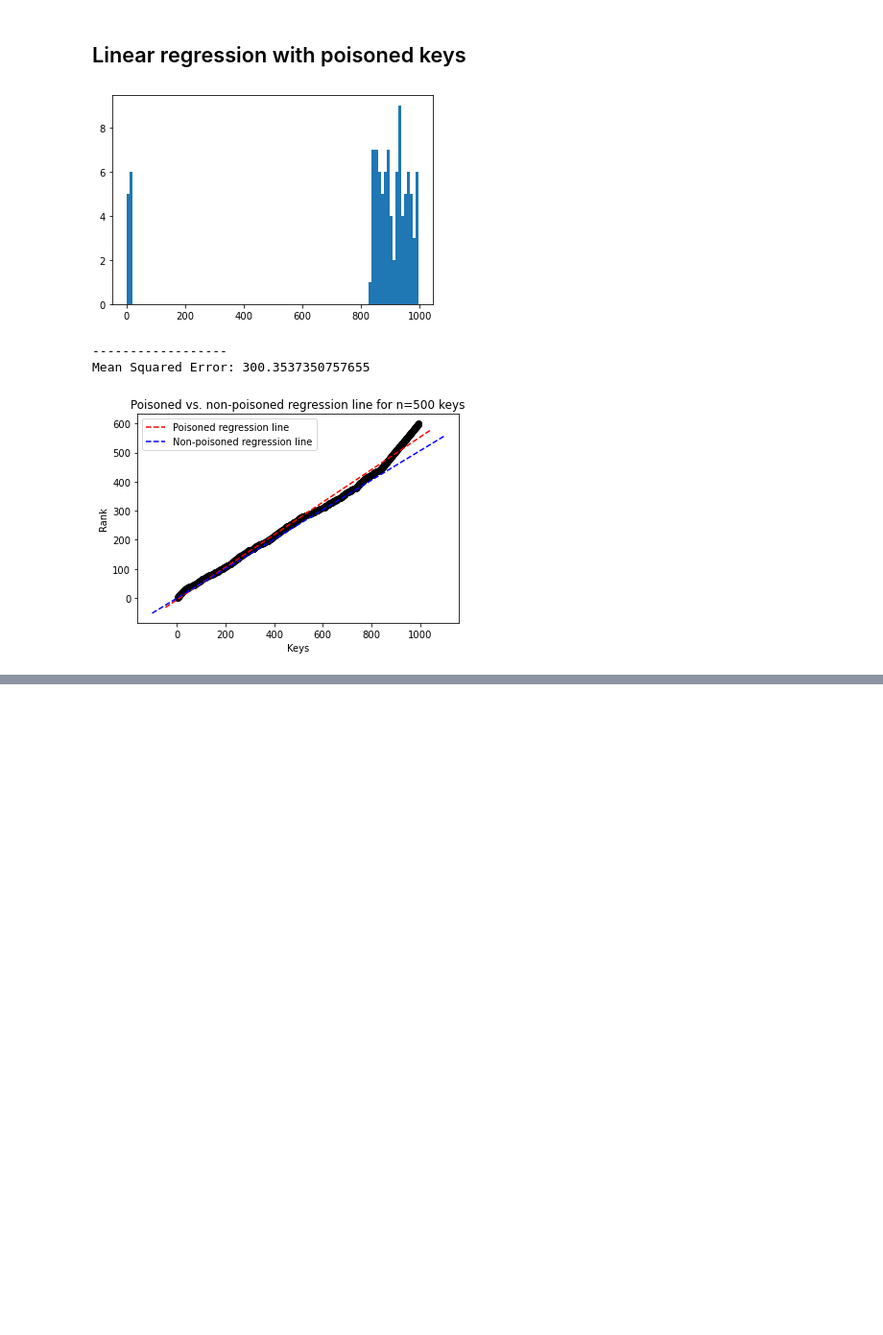
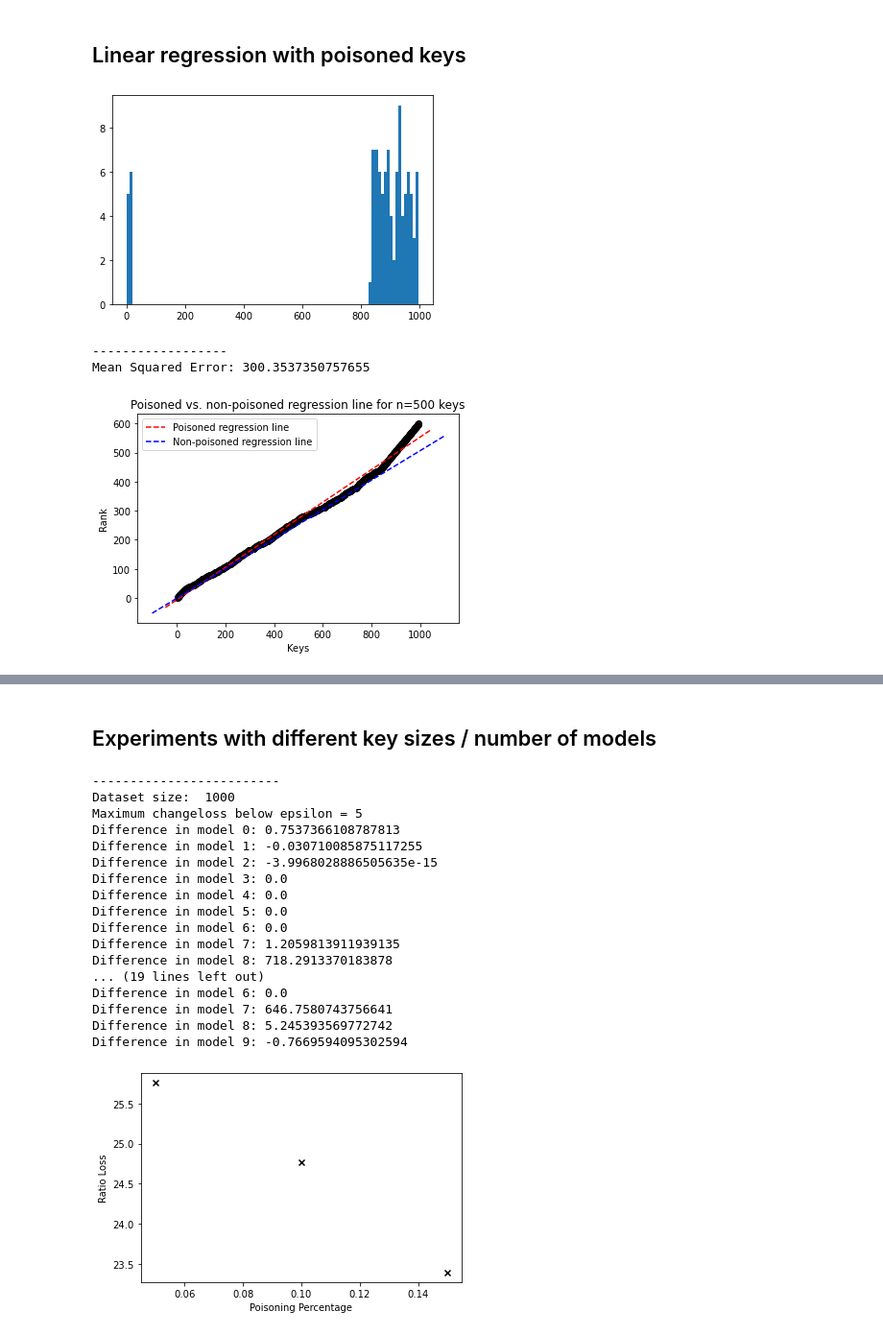
Before and after one commit to Bachfischer/adversarial-ml-for-learned-indexes, a Jupyter notebook: src/greedy_poisoning_regression_cdf.ipynb, the cells around one changed output, grey strips where cells are left out. Shown at 96% size. Drawn from its saved outputs; the diff is of its cells as text; code cells hidden in the pictures; blank space fills up the shorter version.

```diff
--- a/src/greedy_poisoning_regression_cdf.ipynb
+++ b/src/greedy_poisoning_regression_cdf.ipynb
@@ -651,0 +659,80 @@ Maximum changeloss below epsilon = 5
+# %% [markdown]
+## Experiments with different key sizes / number of models
+# %%
+dataset_sizes = [1000]
+
+# number of second-stage models
+N = 10
+
+for dataset_size in dataset_sizes:
+
+    print("-------------------------")
+    print("Dataset size: ", dataset_size)
+    X = generate_uniform_data(dataset_size)
+    X = np.array(X).reshape(-1, 1)
+
+    y = np.linspace(1, dataset_size, num=dataset_size)
+
+    # Split keyset and rankset into N parts and obtain poisoned keys
+    keyset_per_model = np.split(X, N)
+    rankset_per_model = np.split(y, N)
+
+    ratio_losses = []
+
+    mse_legitimate_per_model = {}
+
+    # Calculate MSE loss for legitimate (non-poisoned) keys
+    #print("Legitimate loss: ")
+    for i in range(N):
+        mse_legitimate_per_model[i] = compute_loss_rmi(keyset_per_model[i], rankset_per_model[i])
+        #print("Model " + i + ": " + mse_legitimate_per_model[i])
+    mse_legitimate = np.array(list(mse_legitimate_per_model.values())).mean()
+
+    poisoning_percentages = np.linspace(0.05, 0.15, num= 3)
+
+    for percentage in poisoning_percentages:
+        # Obtain poisoned dataset per model
+        X_poisoned = greedy_poisoning_regression_rmi(percentage, X, y, N)
+
+        mse_poisoned_per_model = {}
+
+        # Calculate MSE loss for poisoned model
+        #print("Poisoned loss:")
+        for i in range(N):
+            X_poisoned[i] = X_poisoned[i].reshape(-1, 1)
+
+            y_poisoned = ss.rankdata(X_poisoned[i])
+            loss = compute_loss_rmi(X_poisoned[i], y_poisoned)
+            diff = loss - mse_legitimate_per_model[i]
+            #print("Model " + i + ": " + loss)
+            print("Difference in model " + str(i) + ": " + str(diff))
+            mse_poisoned_per_model[i] = loss
+        mse_poisoned = np.array(list(mse_poisoned_per_model.values())).mean()
+
+        # Calculate ratio loss over all second-stage RMI models
+        ratio_loss =  mse_poisoned / mse_legitimate
+        ratio_losses.append(ratio_loss)
+
+    plt.scatter(poisoning_percentages, ratio_losses,  color='black', marker="x")
+    plt.xlabel('Poisoning Percentage')
+    plt.ylabel('Ratio Loss')
+    plt.show()
+# %% [output]
+-------------------------
+Dataset size:  1000
+Maximum changeloss below epsilon = 5
+Difference in model 0: 0.7537366108787813
+Difference in model 1: -0.030710085875117255
+Difference in model 2: -3.9968028886505635e-15
+Difference in model 3: 0.0
+Difference in model 4: 0.0
+Difference in model 5: 0.0
+Difference in model 6: 0.0
+Difference in model 7: 1.2059813911939135
+Difference in model 8: 718.2913370183878
+... (19 lines left out)
+Difference in model 6: 0.0
+Difference in model 7: 646.7580743756641
+Difference in model 8: 5.245393569772742
+Difference in model 9: -0.7669594095302594
+[figure, added]
```
Also changed, not shown: parts of 14 cells of this notebook.
